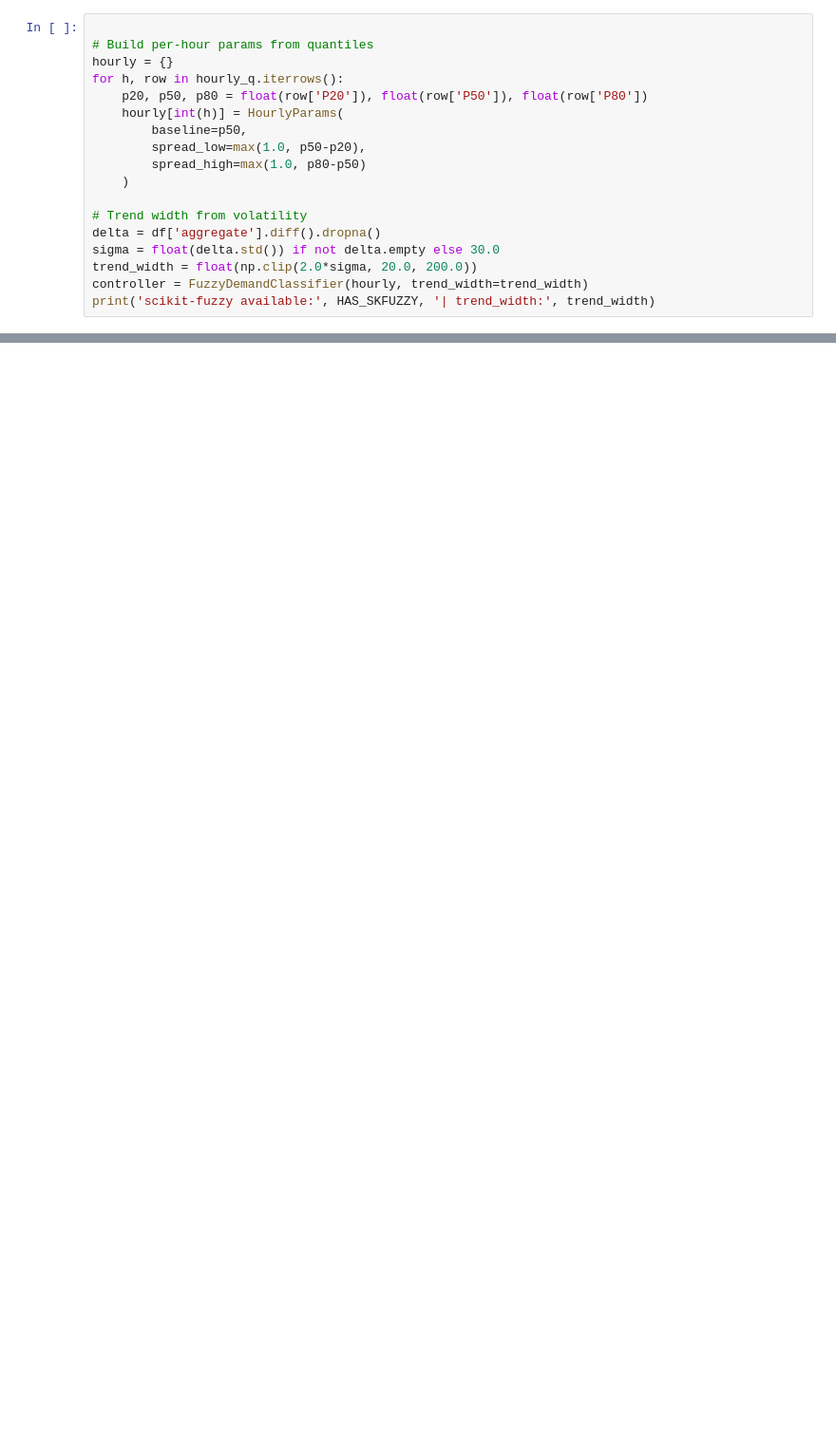
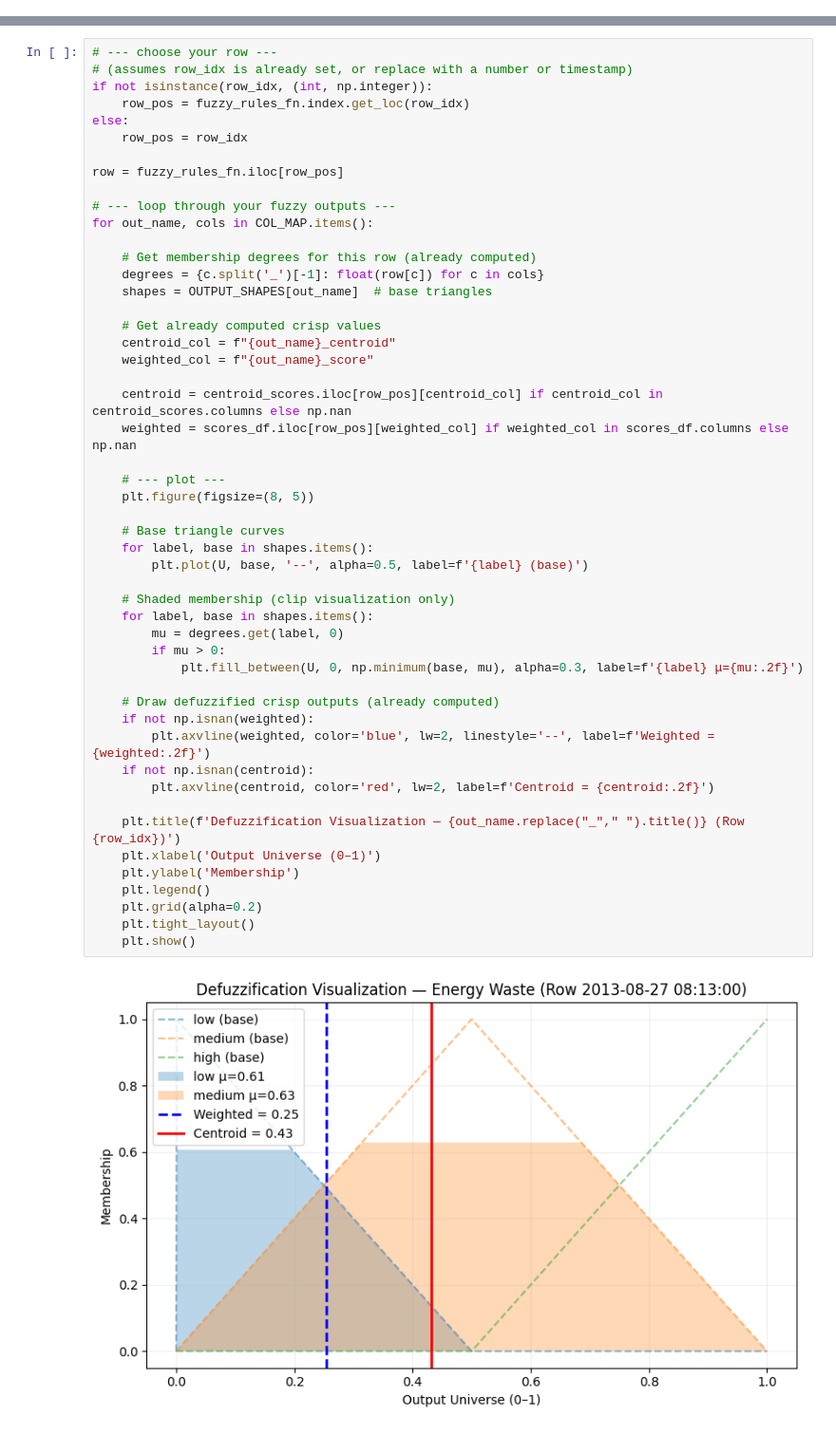
Before and after one commit to jofa016/ACIT4620---Fuzzy-System, a Jupyter notebook: fuzzy_main.ipynb, the cells around one changed output, grey strips where cells are left out. Shown at 95% size. Cells and saved outputs as stored; diff of their text form; blank space fills up the shorter version.

Commit message:
updated file structure + create main fuzzy file

```diff
--- a/fuzzy_main.ipynb
+++ b/fuzzy_main.ipynb
@@ -617,18 +0,0 @@ class FuzzyDemandClassifier:
-# %%
-
-# Build per-hour params from quantiles
-hourly = {}
-for h, row in hourly_q.iterrows():
-    p20, p50, p80 = float(row['P20']), float(row['P50']), float(row['P80'])
-    hourly[int(h)] = HourlyParams(
-        baseline=p50,
-        spread_low=max(1.0, p50-p20),
-        spread_high=max(1.0, p80-p50)
-    )
-
-# Trend width from volatility
-delta = df['aggregate'].diff().dropna()
-sigma = float(delta.std()) if not delta.empty else 30.0
-trend_width = float(np.clip(2.0*sigma, 20.0, 200.0))
-controller = FuzzyDemandClassifier(hourly, trend_width=trend_width)
-print('scikit-fuzzy available:', HAS_SKFUZZY, '| trend_width:', trend_width)
@@ -928,0 +838,52 @@ _Why all value 1.0??_
+# %%
+# --- choose your row ---
+# (assumes row_idx is already set, or replace with a number or timestamp)
+if not isinstance(row_idx, (int, np.integer)):
+    row_pos = fuzzy_rules_fn.index.get_loc(row_idx)
+else:
+    row_pos = row_idx
+
+row = fuzzy_rules_fn.iloc[row_pos]
+
+# --- loop through your fuzzy outputs ---
+for out_name, cols in COL_MAP.items():
+
+    # Get membership degrees for this row (already computed)
+    degrees = {c.split('_')[-1]: float(row[c]) for c in cols}
+    shapes = OUTPUT_SHAPES[out_name]  # base triangles
+
+    # Get already computed crisp values
+    centroid_col = f"{out_name}_centroid"
+    weighted_col = f"{out_name}_score"
+
+    centroid = centroid_scores.iloc[row_pos][centroid_col] if centroid_col in centroid_scores.columns else np.nan
+    weighted = scores_df.iloc[row_pos][weighted_col] if weighted_col in scores_df.columns else np.nan
+
+    # --- plot ---
+    plt.figure(figsize=(8, 5))
+
+    # Base triangle curves
+    for label, base in shapes.items():
+        plt.plot(U, base, '--', alpha=0.5, label=f'{label} (base)')
+
+    # Shaded membership (clip visualization only)
+    for label, base in shapes.items():
+        mu = degrees.get(label, 0)
+        if mu > 0:
+            plt.fill_between(U, 0, np.minimum(base, mu), alpha=0.3, label=f'{label} μ={mu:.2f}')
+
+    # Draw defuzzified crisp outputs (already computed)
+    if not np.isnan(weighted):
+        plt.axvline(weighted, color='blue', lw=2, linestyle='--', label=f'Weighted = {weighted:.2f}')
+    if not np.isnan(centroid):
+        plt.axvline(centroid, color='red', lw=2, label=f'Centroid = {centroid:.2f}')
+
+    plt.title(f'Defuzzification Visualization — {out_name.replace("_"," ").title()} (Row {row_idx})')
+    plt.xlabel('Output Universe (0–1)')
+    plt.ylabel('Membership')
+    plt.legend()
+    plt.grid(alpha=0.2)
+    plt.tight_layout()
+    plt.show()
+# %% [output]
+[figure, added]
```
Also changed, not shown: parts of 73 cells of this notebook.
